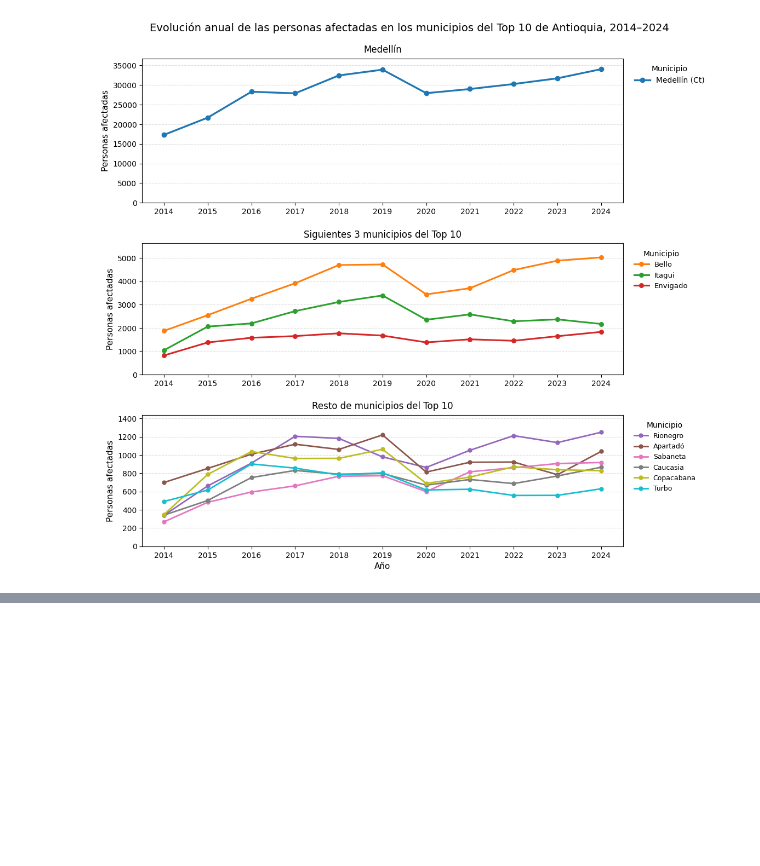
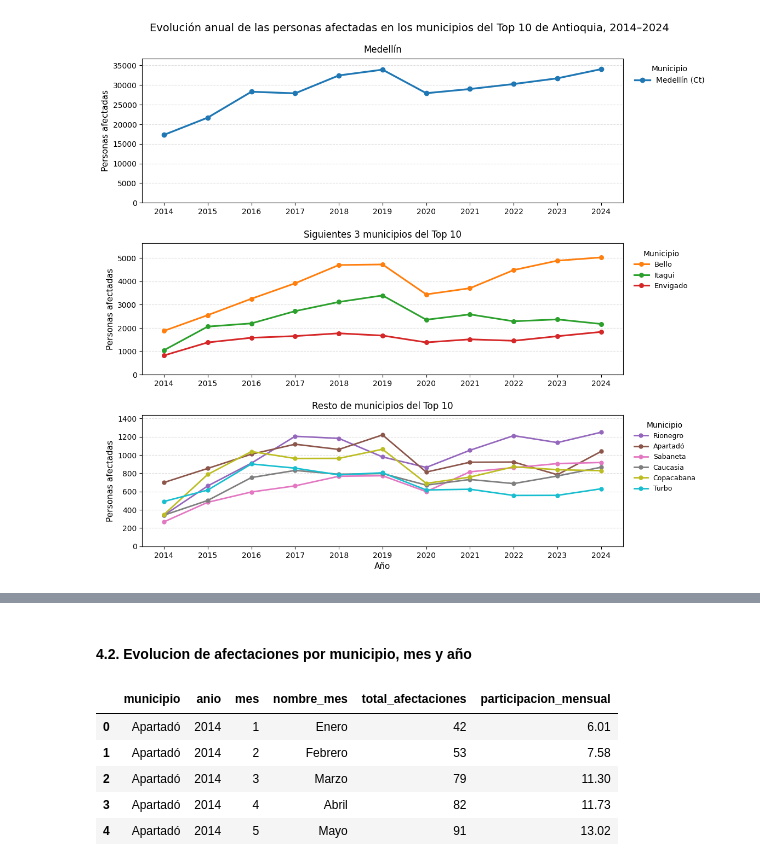
Before and after one commit to SaraBalbin/DW_Analisis_Criminalidad_Colombia, a Jupyter notebook: 05_Analisis_temporal.ipynb, the cells around one changed output, grey strips where cells are left out. Cells and saved outputs as stored; diff of their text form; code cells hidden in the pictures; blank space fills up the shorter version.

```diff
--- a/05_Analisis_temporal.ipynb
+++ b/05_Analisis_temporal.ipynb
@@ -647,0 +763,70 @@ Restantes: ['Rionegro', 'Apartadó', 'Sabaneta', 'Caucasia', 'Copacabana', 'Turb
+# %% [markdown]
+#### **4.2. Evolucion de afectaciones por municipio, mes y año**
+# %%
+query = """
+WITH top_municipios AS (
+    SELECT
+        u.id_ubicacion,
+        u.municipio,
+        u.departamento,
+        SUM(f.cantidad_delitos) AS total_municipio
+    FROM fact_delitos AS f
+    INNER JOIN dim_ubicacion AS u
+        ON f.id_ubicacion = u.id_ubicacion
+    GROUP BY
+        u.id_ubicacion,
+        u.municipio,
+        u.departamento
+    ORDER BY total_municipio DESC
+    LIMIT 10
+),
+
+datos_mensuales AS (
+    SELECT
+        tm.municipio,
+        t.anio,
+        t.mes,
+        t.nombre_mes,
+        SUM(f.cantidad_delitos) AS total_afectaciones
+    FROM fact_delitos AS f
+    INNER JOIN dim_tiempo AS t
+        ON f.id_tiempo = t.id_tiempo
+    INNER JOIN top_municipios AS tm
+        ON f.id_ubicacion = tm.id_ubicacion
+    WHERE
+        t.anio BETWEEN 2014 AND 2024
+    GROUP BY
+        tm.municipio,
+        t.anio,
+        t.mes,
+        t.nombre_mes
+)
+
+SELECT
+    municipio,
+    anio,
+    mes,
+    nombre_mes,
+    total_afectaciones,
+    ROUND(
+        total_afectaciones * 100.0 /
+        SUM(total_afectaciones) OVER (
+            PARTITION BY municipio, anio
+        ),
+        2
+    ) AS participacion_mensual
+FROM datos_mensuales
+ORDER BY
+    municipio,
+    anio,
+    mes;
+"""
+df_municipio_mes_año = pd.read_sql(query, engine)
+df_municipio_mes_año.head()
+# %% [output]
+|  | municipio | anio | mes | nombre_mes | total_afectaciones | participacion_mensual |
+| 0 | Apartadó | 2014 | 1 | Enero | 42 | 6.01 |
+| 1 | Apartadó | 2014 | 2 | Febrero | 53 | 7.58 |
+| 2 | Apartadó | 2014 | 3 | Marzo | 79 | 11.30 |
+| 3 | Apartadó | 2014 | 4 | Abril | 82 | 11.73 |
+| 4 | Apartadó | 2014 | 5 | Mayo | 91 | 13.02 |
```
Also changed, not shown: parts of 11 cells of this notebook, 1 other file.
